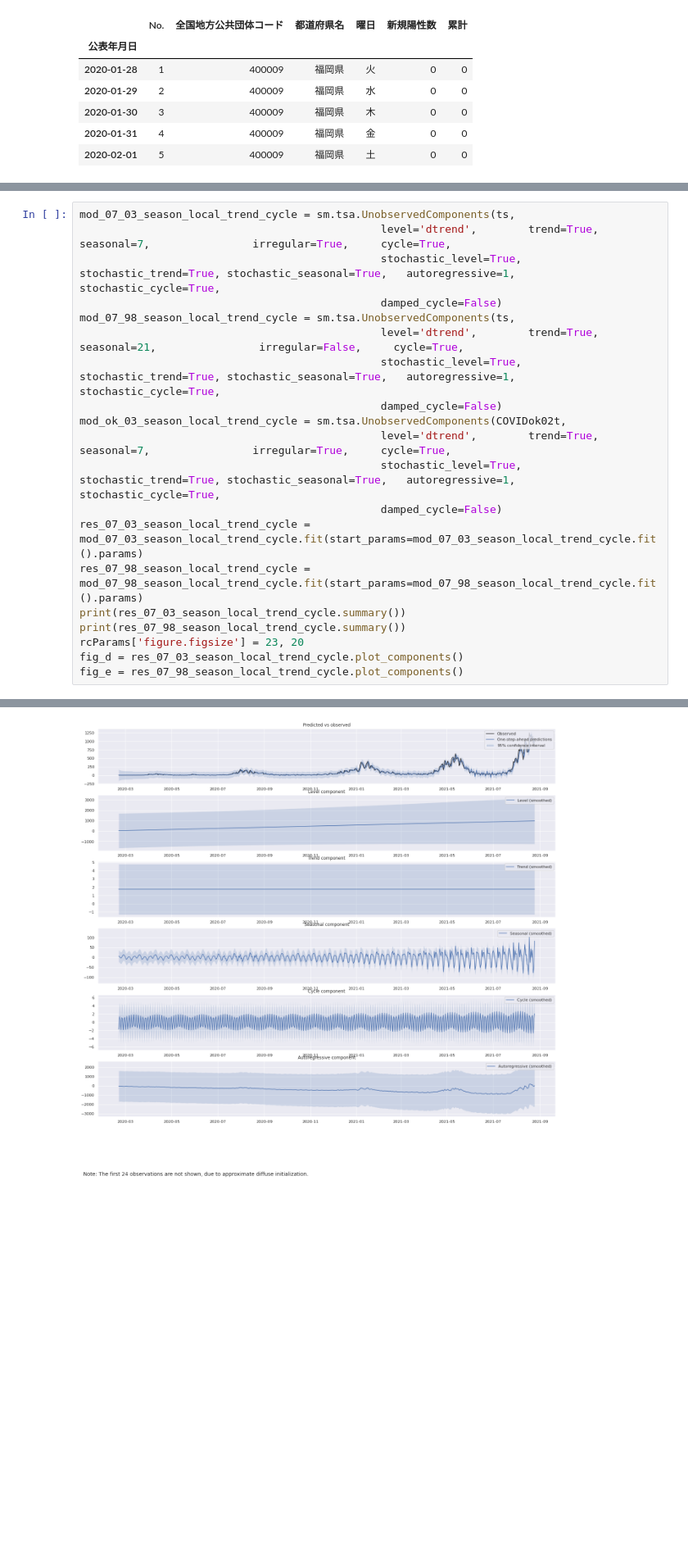
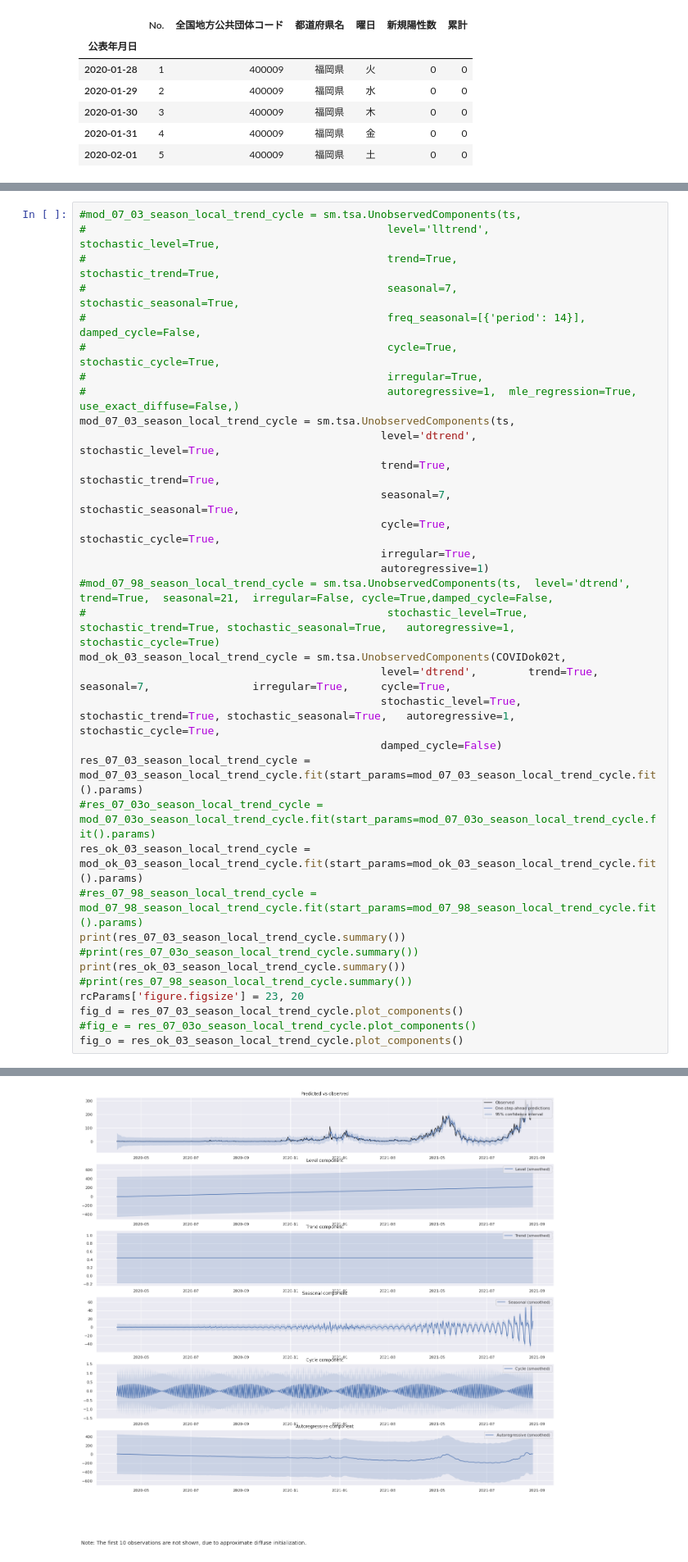
Before and after one commit to sugimotoh/seminar2018, a Jupyter notebook: COVID19_FK.ipynb, the cells around one changed output, grey strips where cells are left out. Shown at 82% size. Saved outputs shown, nothing was run; the diff lists cells and outputs as text; blank space fills up the shorter version.

```diff
--- a/COVID19_FK.ipynb
+++ b/COVID19_FK.ipynb
@@ -254,23 +254,37 @@ Name: 新規陽性数, Length: 576, dtype: int64
 # %%
+#mod_07_03_season_local_trend_cycle = sm.tsa.UnobservedComponents(ts,
+#                                               level='lltrend',        stochastic_level=True,
+#                                               trend=True,            stochastic_trend=True,
+#                                               seasonal=7,            stochastic_seasonal=True,
+#                                               freq_seasonal=[{'period': 14}],     damped_cycle=False,
+#                                               cycle=True,            stochastic_cycle=True,
+#                                               irregular=True,
+#                                               autoregressive=1,  mle_regression=True,           use_exact_diffuse=False,)
 mod_07_03_season_local_trend_cycle = sm.tsa.UnobservedComponents(ts,
-                                               level='dtrend',        trend=True,             seasonal=7,                irregular=True,     cycle=True,
-                                               stochastic_level=True, stochastic_trend=True, stochastic_seasonal=True,   autoregressive=1, stochastic_cycle=True,
-                                               damped_cycle=False)
-mod_07_98_season_local_trend_cycle = sm.tsa.UnobservedComponents(ts,
-                                               level='dtrend',        trend=True,             seasonal=21,                irregular=False,     cycle=True,
-                                               stochastic_level=True, stochastic_trend=True, stochastic_seasonal=True,   autoregressive=1, stochastic_cycle=True,
-                                               damped_cycle=False)
+                                               level='dtrend',        stochastic_level=True,
+                                               trend=True,            stochastic_trend=True,
+                                               seasonal=7,            stochastic_seasonal=True,
+                                               cycle=True,            stochastic_cycle=True,
+                                               irregular=True,
+                                               autoregressive=1)
+#mod_07_98_season_local_trend_cycle = sm.tsa.UnobservedComponents(ts,  level='dtrend',  trend=True,  seasonal=21,  irregular=False, cycle=True,damped_cycle=False,
+#                                               stochastic_level=True, stochastic_trend=True, stochastic_seasonal=True,   autoregressive=1, stochastic_cycle=True)
 mod_ok_03_season_local_trend_cycle = sm.tsa.UnobservedComponents(COVIDok02t,
                                                level='dtrend',        trend=True,             seasonal=7,                irregular=True,     cycle=True,
                                                stochastic_level=True, stochastic_trend=True, stochastic_seasonal=True,   autoregressive=1, stochastic_cycle=True,
                                                damped_cycle=False)
 res_07_03_season_local_trend_cycle = mod_07_03_season_local_trend_cycle.fit(start_params=mod_07_03_season_local_trend_cycle.fit().params)
-res_07_98_season_local_trend_cycle = mod_07_98_season_local_trend_cycle.fit(start_params=mod_07_98_season_local_trend_cycle.fit().params)
+#res_07_03o_season_local_trend_cycle = mod_07_03o_season_local_trend_cycle.fit(start_params=mod_07_03o_season_local_trend_cycle.fit().params)
+res_ok_03_season_local_trend_cycle = mod_ok_03_season_local_trend_cycle.fit(start_params=mod_ok_03_season_local_trend_cycle.fit().params)
+#res_07_98_season_local_trend_cycle = mod_07_98_season_local_trend_cycle.fit(start_params=mod_07_98_season_local_trend_cycle.fit().params)
 print(res_07_03_season_local_trend_cycle.summary())
-print(res_07_98_season_local_trend_cycle.summary())
+#print(res_07_03o_season_local_trend_cycle.summary())
+print(res_ok_03_season_local_trend_cycle.summary())
+#print(res_07_98_season_local_trend_cycle.summary())
 rcParams['figure.figsize'] = 23, 20
 fig_d = res_07_03_season_local_trend_cycle.plot_components()
-fig_e = res_07_98_season_local_trend_cycle.plot_components()
+#fig_e = res_07_03o_season_local_trend_cycle.plot_components()
+fig_o = res_ok_03_season_local_trend_cycle.plot_components()
 # %% [output]
 Value of `irregular` may be overridden when the trend component is specified using a model string.
 
@@ -310 +324 @@ Warnings:
-[figure, old version]
+[figure, new version]
```
Also changed, not shown: parts of 10 cells of this notebook.
